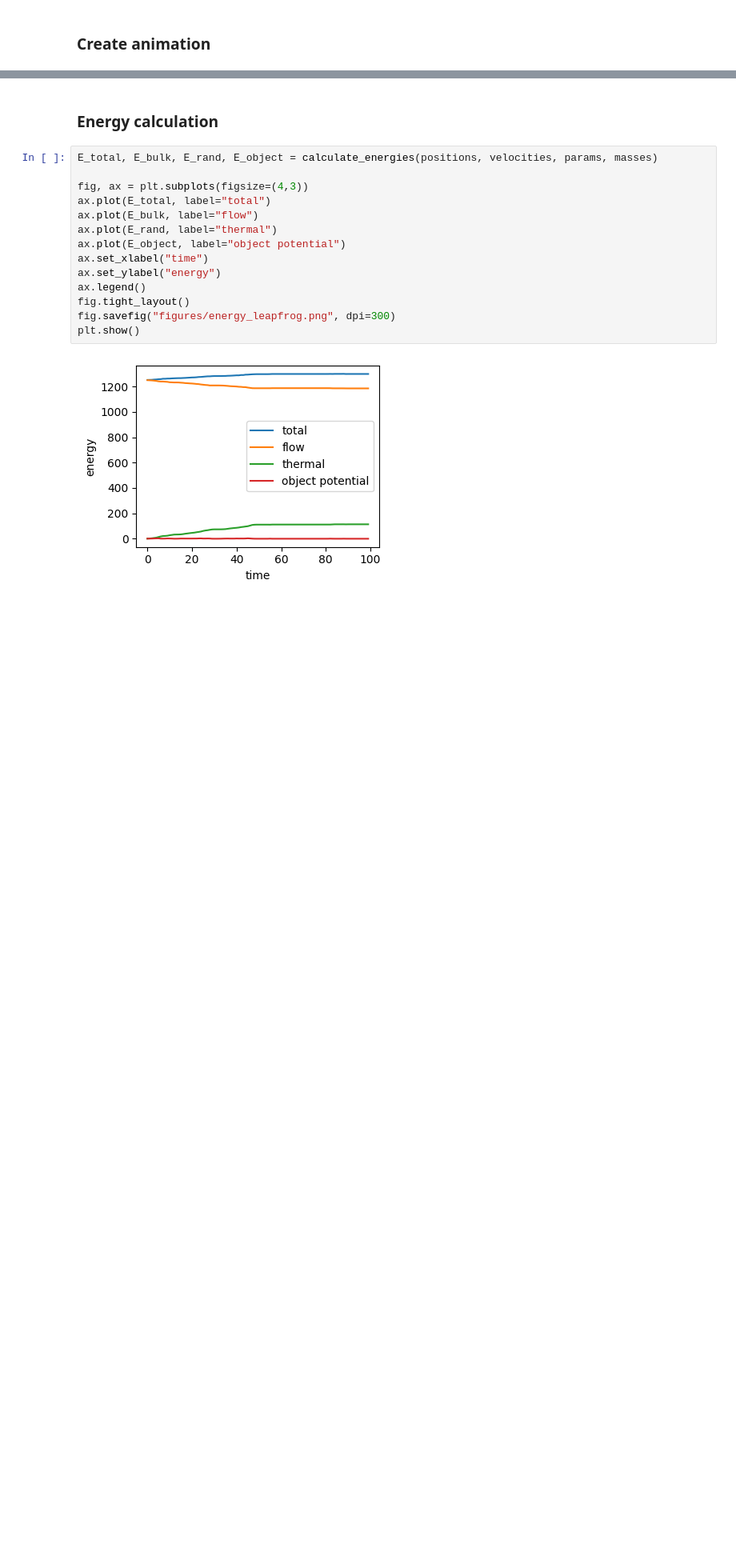
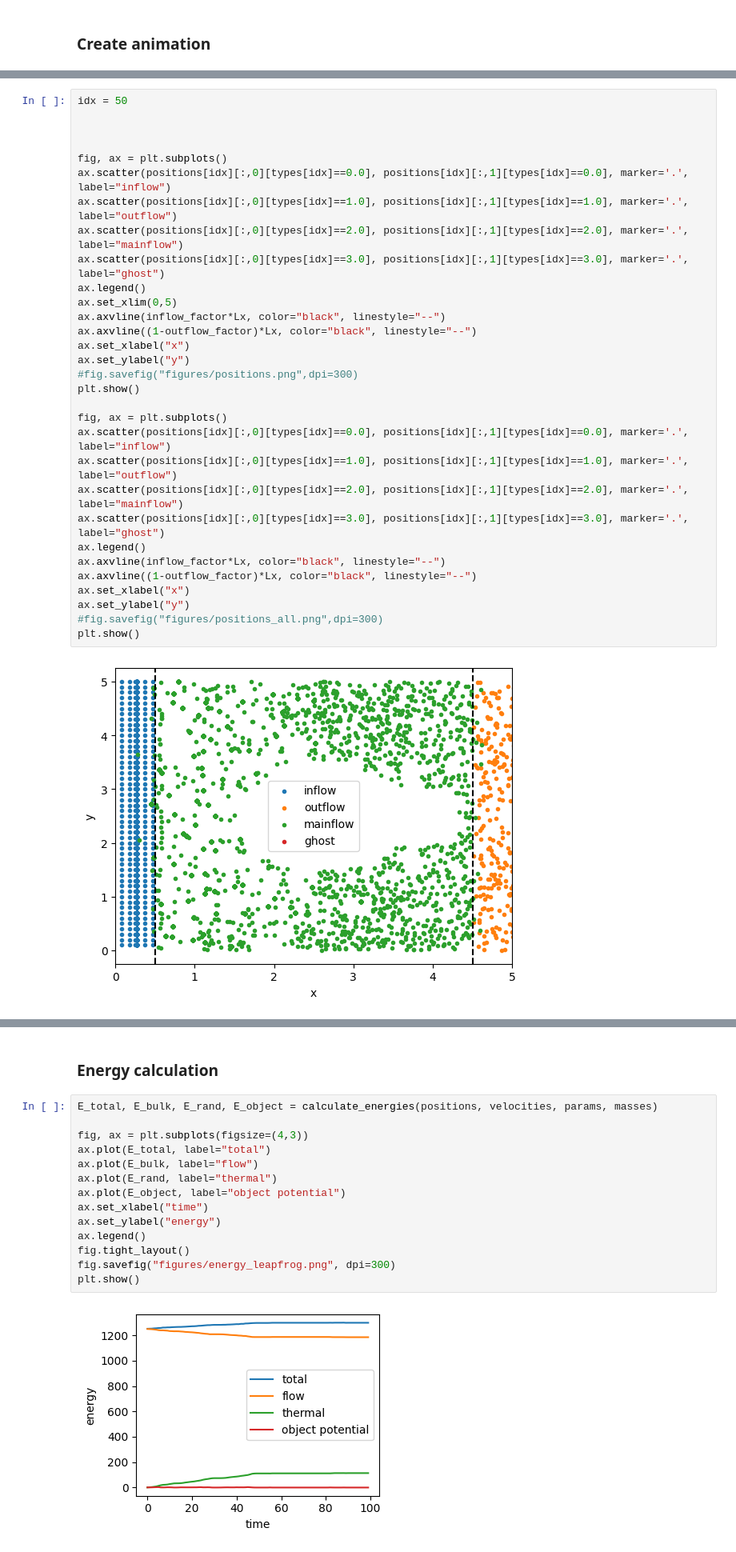
Before and after one commit to slagnews/drag_sph, a Jupyter notebook: cpp_test.ipynb, the cells around one changed output, grey strips where cells are left out. Shown at 80% size. Cells and saved outputs as stored; diff of their text form; blank space fills up the shorter version.

```diff
--- a/cpp_test.ipynb
+++ b/cpp_test.ipynb
@@ -78,0 +130,33 @@ frame 10 of 10 done!
+# %%
+idx = 50
+
+
+
+fig, ax = plt.subplots()
+ax.scatter(positions[idx][:,0][types[idx]==0.0], positions[idx][:,1][types[idx]==0.0], marker='.', label="inflow")
+ax.scatter(positions[idx][:,0][types[idx]==1.0], positions[idx][:,1][types[idx]==1.0], marker='.', label="outflow")
+ax.scatter(positions[idx][:,0][types[idx]==2.0], positions[idx][:,1][types[idx]==2.0], marker='.', label="mainflow")
+ax.scatter(positions[idx][:,0][types[idx]==3.0], positions[idx][:,1][types[idx]==3.0], marker='.', label="ghost")
+ax.legend()
+ax.set_xlim(0,5)
+ax.axvline(inflow_factor*Lx, color="black", linestyle="--")
+ax.axvline((1-outflow_factor)*Lx, color="black", linestyle="--")
+ax.set_xlabel("x")
+ax.set_ylabel("y")
+#fig.savefig("figures/positions.png",dpi=300)
+plt.show()
+
+fig, ax = plt.subplots()
+ax.scatter(positions[idx][:,0][types[idx]==0.0], positions[idx][:,1][types[idx]==0.0], marker='.', label="inflow")
+ax.scatter(positions[idx][:,0][types[idx]==1.0], positions[idx][:,1][types[idx]==1.0], marker='.', label="outflow")
+ax.scatter(positions[idx][:,0][types[idx]==2.0], positions[idx][:,1][types[idx]==2.0], marker='.', label="mainflow")
+ax.scatter(positions[idx][:,0][types[idx]==3.0], positions[idx][:,1][types[idx]==3.0], marker='.', label="ghost")
+ax.legend()
+ax.axvline(inflow_factor*Lx, color="black", linestyle="--")
+ax.axvline((1-outflow_factor)*Lx, color="black", linestyle="--")
+ax.set_xlabel("x")
+ax.set_ylabel("y")
+#fig.savefig("figures/positions_all.png",dpi=300)
+plt.show()
+# %% [output]
+[figure, added]
```
Also changed, not shown: parts of 9 cells of this notebook, 2 other files.
